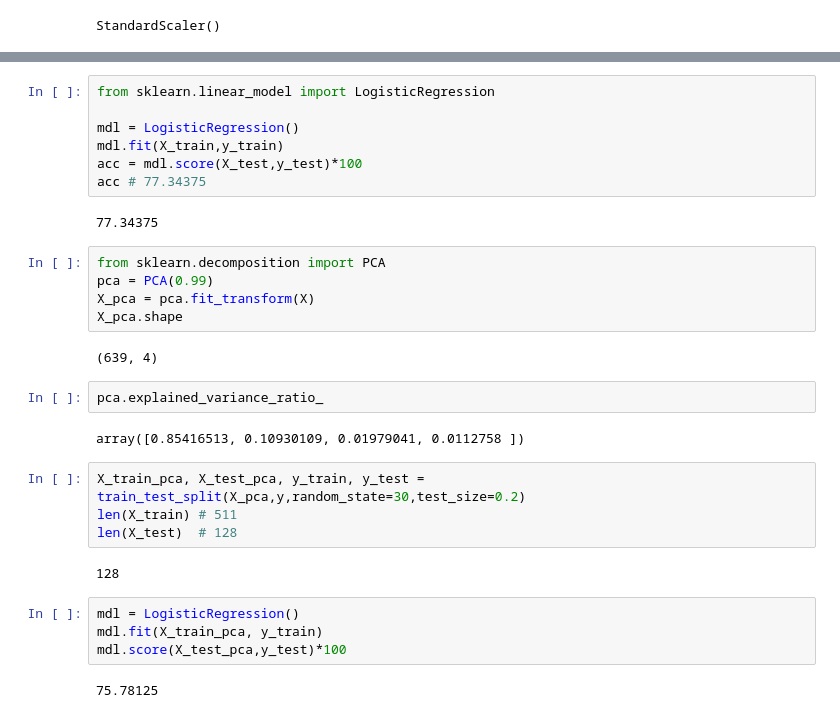
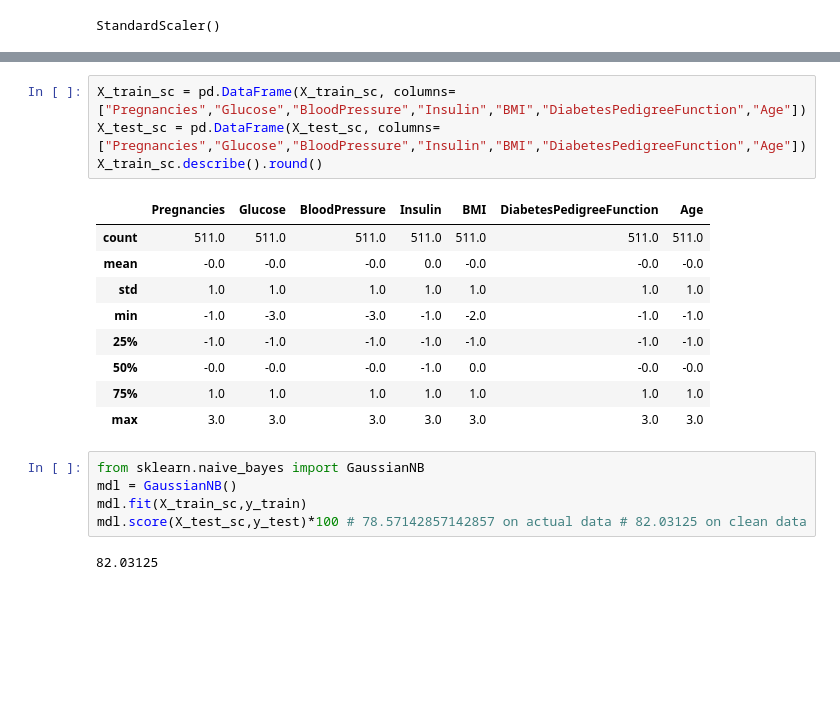
Before and after one commit to Babun001/Diabetes-Prediction-using-Machine-Learning, a Jupyter notebook: DM_NaiveBayes.ipynb, the cells around one changed output, grey strips where cells are left out. Saved outputs shown, nothing was run; the diff lists cells and outputs as text; blank space fills up the shorter version.

```diff
--- a/DM_NaiveBayes.ipynb
+++ b/DM_NaiveBayes.ipynb
@@ -104,32 +106,21 @@ print(X_test_sc)
+# %%
+X_train_sc = pd.DataFrame(X_train_sc, columns=["Pregnancies","Glucose","BloodPressure","Insulin","BMI","DiabetesPedigreeFunction","Age"])
+X_test_sc = pd.DataFrame(X_test_sc, columns=["Pregnancies","Glucose","BloodPressure","Insulin","BMI","DiabetesPedigreeFunction","Age"])
+X_train_sc.describe().round()
+# %% [output]
+|  | Pregnancies | Glucose | BloodPressure | Insulin | BMI | DiabetesPedigreeFunction | Age |
+| count | 511.0 | 511.0 | 511.0 | 511.0 | 511.0 | 511.0 | 511.0 |
+| mean | -0.0 | -0.0 | -0.0 | 0.0 | -0.0 | -0.0 | -0.0 |
+| std | 1.0 | 1.0 | 1.0 | 1.0 | 1.0 | 1.0 | 1.0 |
+| min | -1.0 | -3.0 | -3.0 | -1.0 | -2.0 | -1.0 | -1.0 |
+| 25% | -1.0 | -1.0 | -1.0 | -1.0 | -1.0 | -1.0 | -1.0 |
+| 50% | -0.0 | -0.0 | -0.0 | -1.0 | 0.0 | -0.0 | -0.0 |
+| 75% | 1.0 | 1.0 | 1.0 | 1.0 | 1.0 | 1.0 | 1.0 |
+| max | 3.0 | 3.0 | 3.0 | 3.0 | 3.0 | 3.0 | 3.0 |
 # %%
-from sklearn.linear_model import LogisticRegression
-
-mdl = LogisticRegression()
-mdl.fit(X_train,y_train)
-acc = mdl.score(X_test,y_test)*100
-acc # 77.34375
+from sklearn.naive_bayes import GaussianNB
+mdl = GaussianNB()
+mdl.fit(X_train_sc,y_train)
+mdl.score(X_test_sc,y_test)*100 # 78.57142857142857 on actual data # 82.03125 on clean data
 # %% [output]
-77.34375
+82.03125
-# %%
-from sklearn.decomposition import PCA
-pca = PCA(0.99)
-X_pca = pca.fit_transform(X)
-X_pca.shape
-# %% [output]
-(639, 4)
-# %%
-pca.explained_variance_ratio_
-# %% [output]
-array([0.85416513, 0.10930109, 0.01979041, 0.0112758 ])
-# %%
-X_train_pca, X_test_pca, y_train, y_test = train_test_split(X_pca,y,random_state=30,test_size=0.2)
-len(X_train) # 511
-len(X_test)  # 128
-# %% [output]
-128
-# %%
-mdl = LogisticRegression()
-mdl.fit(X_train_pca, y_train)
-mdl.score(X_test_pca,y_test)*100
-# %% [output]
-75.78125
```
Also changed, not shown: parts of 9 cells of this notebook.
